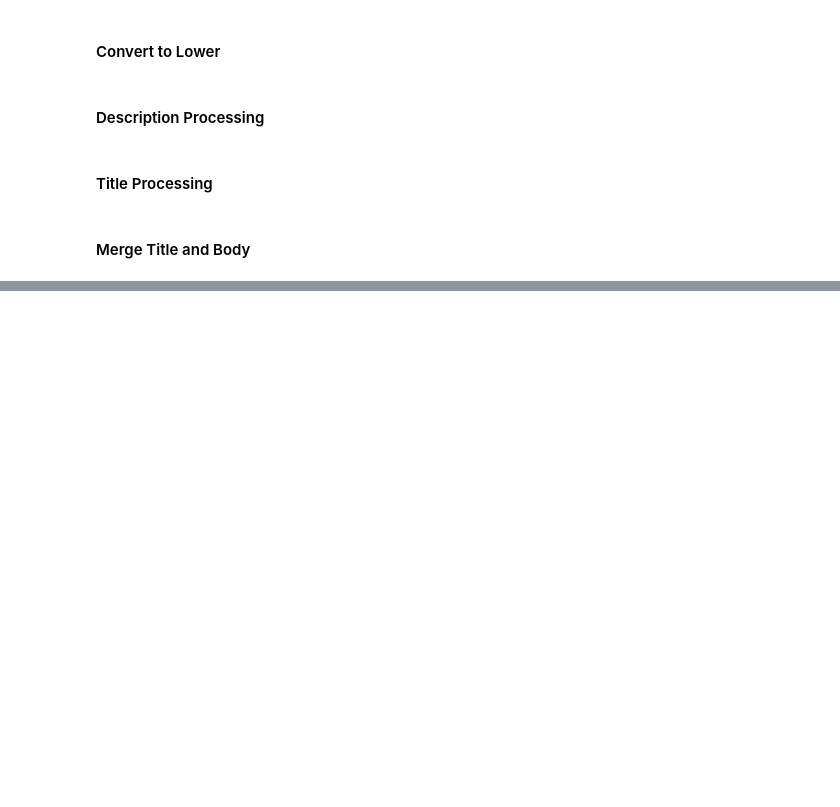
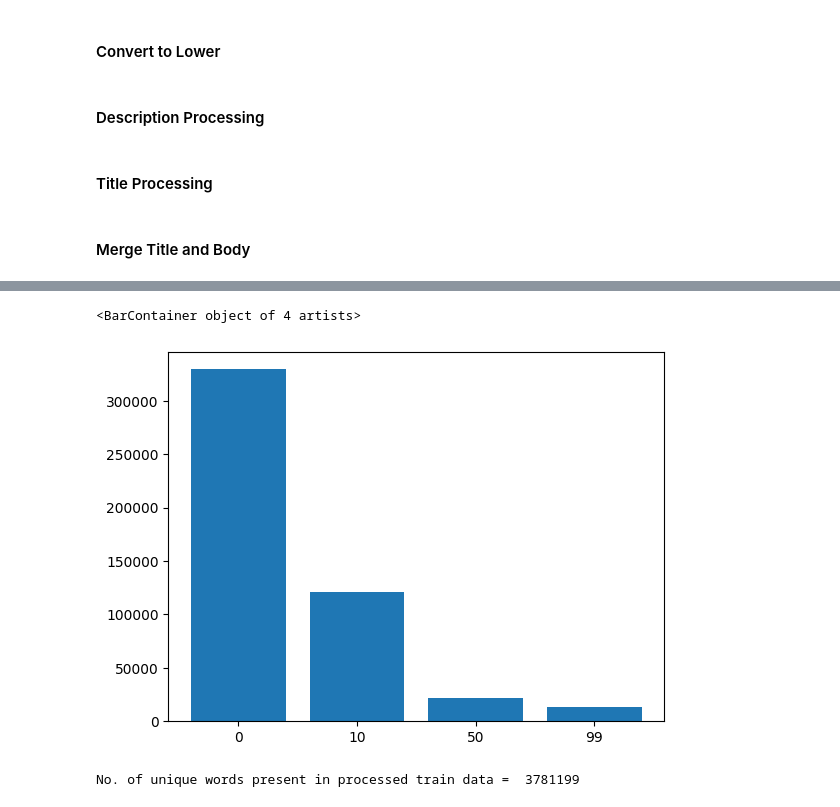
Before and after one commit to kasuba-badri-vishal/iitb-cs725-foml, a Jupyter notebook: src/02_Preprocessing.ipynb, the cells around one changed output, grey strips where cells are left out. Drawn from its saved outputs; the diff is of its cells as text; code cells hidden in the pictures; blank space fills up the shorter version.

```diff
--- a/src/02_Preprocessing.ipynb
+++ b/src/02_Preprocessing.ipynb
@@ -193,9 +202,2 @@ df
 # %%
 df.to_csv('./../data/processed/data.csv',index=False)
-# %%
-tag_ids = {}
-
-for i in range(len(unique_tags)):
-    tag_ids[unique_tags[i]] = i
-
-# df['Tags'] = df['Tags'].progress_apply(lambda x : get_processed_tags(x, tag_ids, n))
@@ -248,0 +229,18 @@ df.to_csv('./../data/processed/data.csv',index=False)
+# %%
+keys = [0,10,50,99]
+values = []
+
+x = list(counter.most_common(100))
+for i in keys:
+    values.append(x[i][1])
+
+plt.bar(range(len(values)), values, tick_label=keys)
+# %% [output]
+<BarContainer object of 4 artists>
+[figure, added]
+# %%
+text_counter = Counter()
+_ = df['Text'].apply(text_counter.update)
+print("No. of unique words present in processed train data = ",len(text_counter))
+# %% [output]
+No. of unique words present in processed train data =  3781199
```
Also changed, not shown: parts of 27 cells of this notebook, 16 other files.
